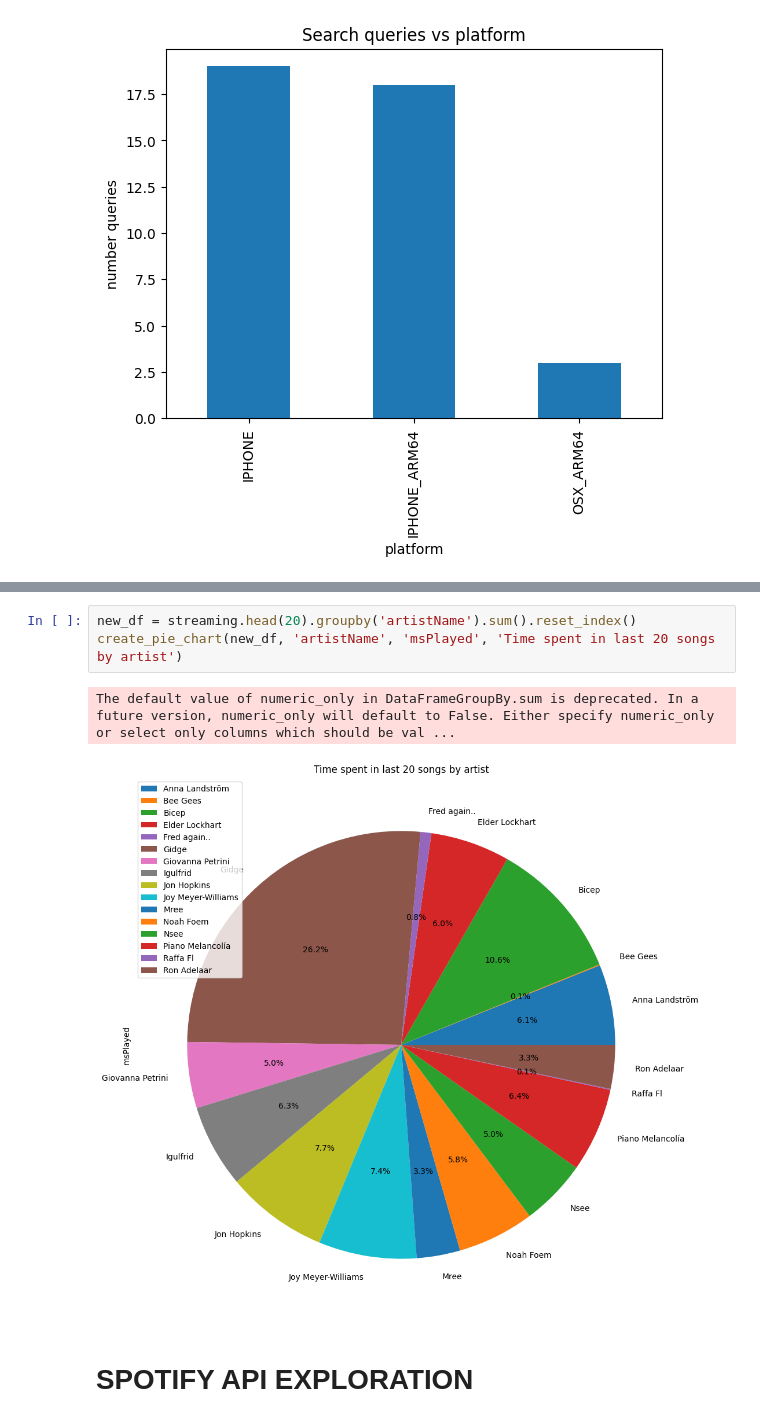
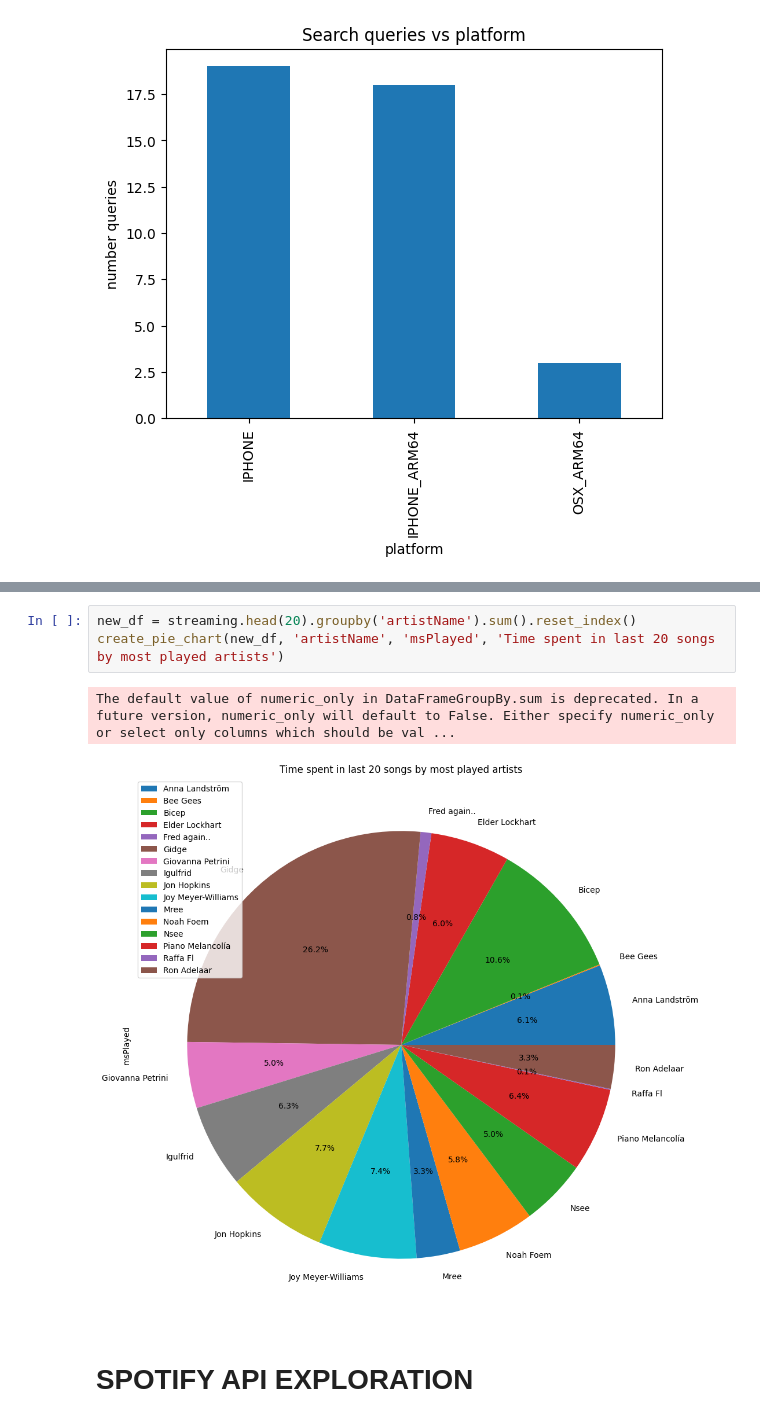
Before and after one commit to marcel41/project-2023-plottwisters, a Jupyter notebook: notebooks/Analysis.ipynb, the cells around one changed output, grey strips where cells are left out. Drawn from its saved outputs; the diff is of its cells as text.

```diff
--- a/notebooks/Analysis.ipynb
+++ b/notebooks/Analysis.ipynb
@@ -117,9 +117,9 @@ The default value of numeric_only in DataFrameGroupBy.sum is deprecated. In a fu
 # %%
 new_df = streaming.head(20).groupby('artistName').sum().reset_index()
-create_pie_chart(new_df, 'artistName', 'msPlayed', 'Time spent in last 20 songs by artist')
+create_pie_chart(new_df, 'artistName', 'msPlayed', 'Time spent in last 20 songs by most played artists')
 # %% [output]
 The default value of numeric_only in DataFrameGroupBy.sum is deprecated. In a future version, numeric_only will default to False. Either specify numeric_only or select only columns which should be val ...
-[figure, old version]
+[figure, new version]
 # %% [markdown]
 # SPOTIFY API EXPLORATION
 # %%
```
Also changed, not shown: parts of 1 cell of this notebook, 8 other files.
